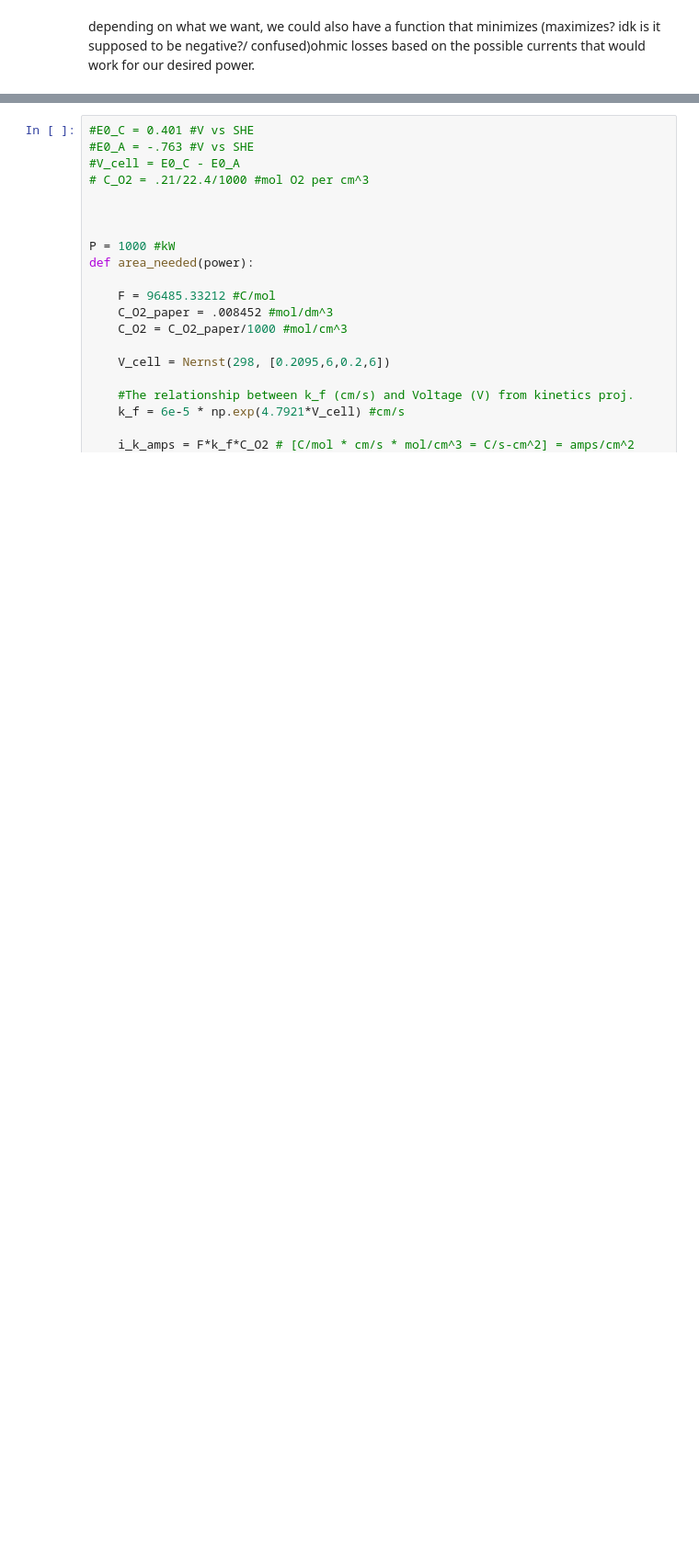
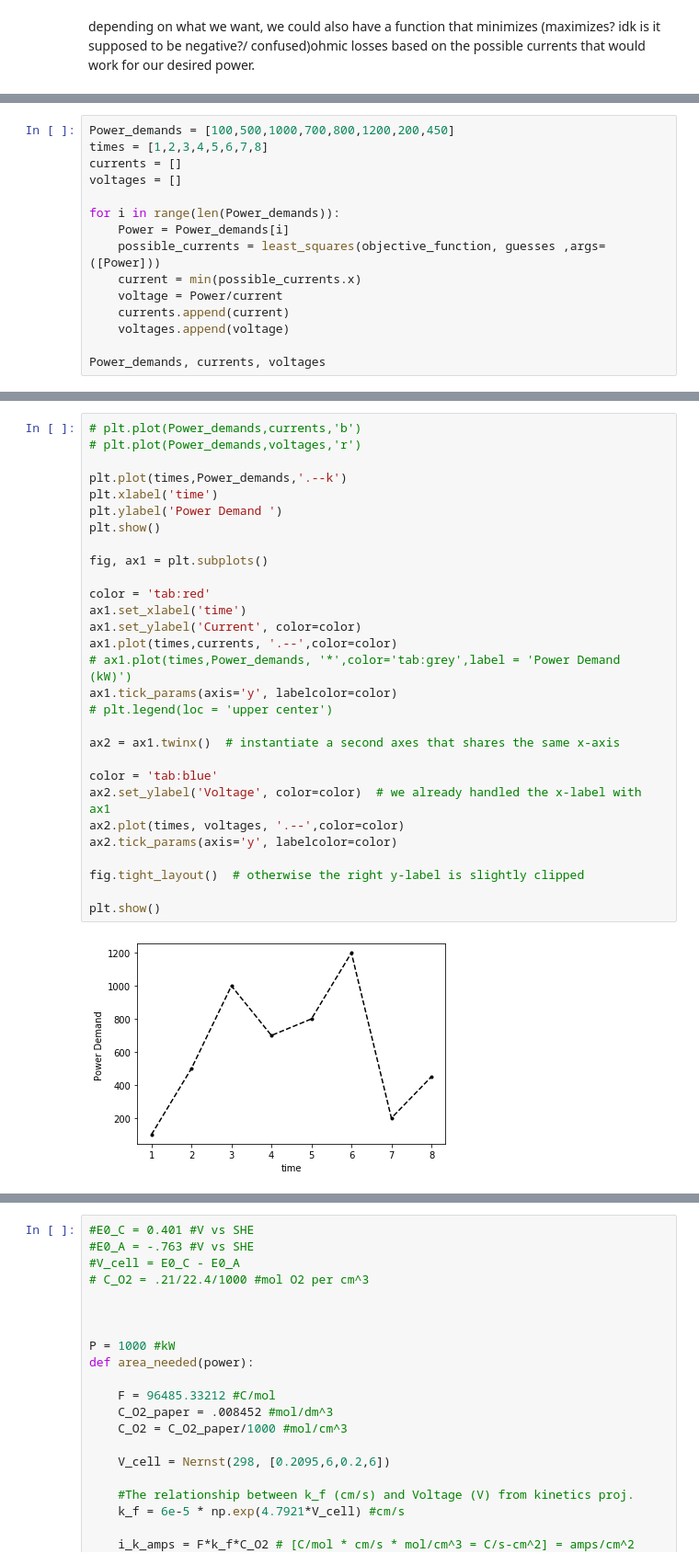
Before and after one commit to MaryLouNadeau/Zochas, a Jupyter notebook: Techno_econ_model.ipynb, the cells around one changed output, grey strips where cells are left out. Shown at 92% size. Saved outputs shown, nothing was run; the diff lists cells and outputs as text; blank space fills up the shorter version.

```diff
--- a/Techno_econ_model.ipynb
+++ b/Techno_econ_model.ipynb
@@ -209,0 +221,15 @@ minimum ohmic loss for your power setting of 500 watts (units?) is 0.6 volts(?)
+# %%
+Power_demands = [100,500,1000,700,800,1200,200,450]
+times = [1,2,3,4,5,6,7,8]
+currents = []
+voltages = []
+
+for i in range(len(Power_demands)):
+    Power = Power_demands[i]
+    possible_currents = least_squares(objective_function, guesses ,args=([Power]))
+    current = min(possible_currents.x)
+    voltage = Power/current
+    currents.append(current)
+    voltages.append(voltage)
+
+Power_demands, currents, voltages
@@ -209,0 +254,31 @@ minimum ohmic loss for your power setting of 500 watts (units?) is 0.6 volts(?)
+# %%
+# plt.plot(Power_demands,currents,'b')
+# plt.plot(Power_demands,voltages,'r')
+
+plt.plot(times,Power_demands,'.--k')
+plt.xlabel('time')
+plt.ylabel('Power Demand ')
+plt.show()
+
+fig, ax1 = plt.subplots()
+
+color = 'tab:red'
+ax1.set_xlabel('time')
+ax1.set_ylabel('Current', color=color)
+ax1.plot(times,currents, '.--',color=color)
+# ax1.plot(times,Power_demands, '*',color='tab:grey',label = 'Power Demand (kW)')
+ax1.tick_params(axis='y', labelcolor=color)
+# plt.legend(loc = 'upper center')
+
+ax2 = ax1.twinx()  # instantiate a second axes that shares the same x-axis
+
+color = 'tab:blue'
+ax2.set_ylabel('Voltage', color=color)  # we already handled the x-label with ax1
+ax2.plot(times, voltages, '.--',color=color)
+ax2.tick_params(axis='y', labelcolor=color)
+
+fig.tight_layout()  # otherwise the right y-label is slightly clipped
+
+plt.show()
+# %% [output]
+[figure, added]
```
Also changed, not shown: parts of 12 cells of this notebook.
